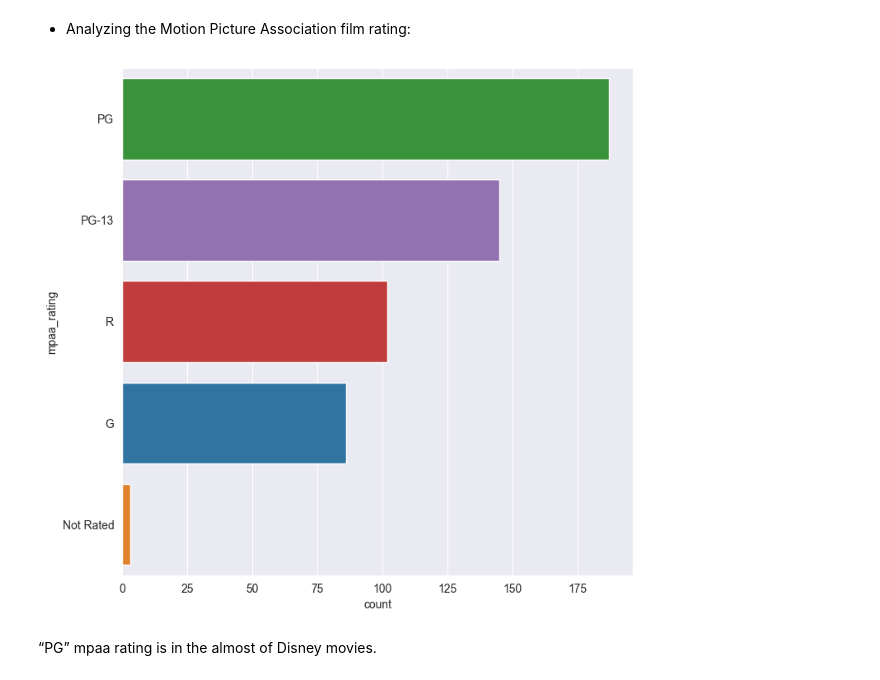
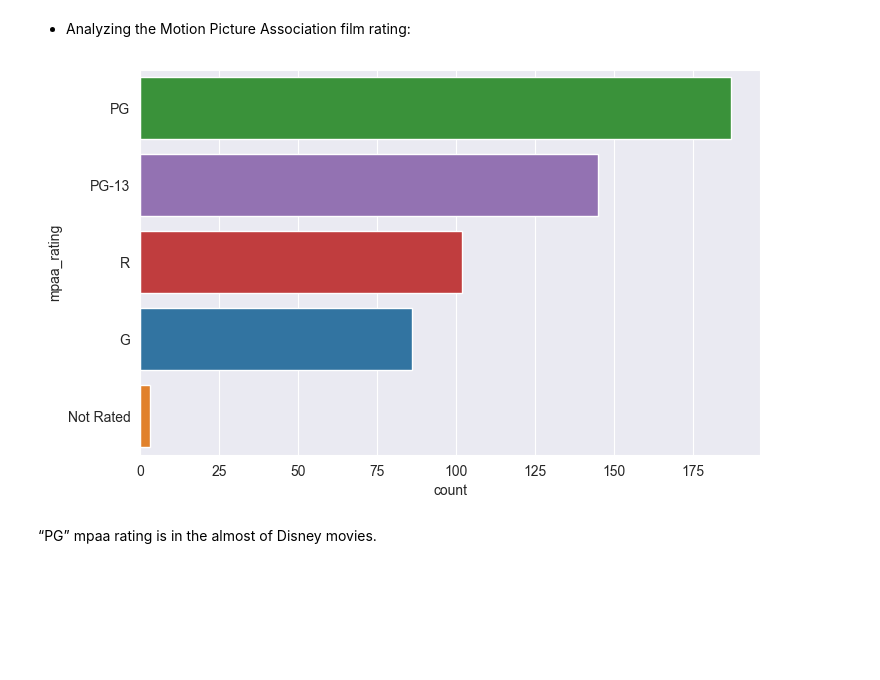
Before and after one commit to micagiaroli/Projetcs, a Jupyter notebook: Disney Movies/Disney Movies.ipynb, the cells around one changed output. Drawn from its saved outputs; the diff is of its cells as text; code cells hidden in the pictures; blank space fills up the shorter version.

```diff
--- a/Disney Movies/Disney Movies.ipynb
+++ b/Disney Movies/Disney Movies.ipynb
@@ -27,7 +27,7 @@ rcParams['figure.figsize'] = 12, 8  # Ejemplo de ajuste de propiedades con pylab
 # %%
 # Uploading the dataframe
 
-df = pd.read_csv("C:/Users/mica_/OneDrive/Escritorio/Cursos/Anàlisi de dades BA/Prácticas/Proyectos/Disney Movies/disney_movies.csv", sep=",")
+df = pd.read_csv("C:/Users/mica_/OneDrive/Escritorio/Cursos/Anàlisi de dades BA/Prácticas/Proyectos/EDA - Disney Movies/disney_movies.csv", sep=",")
 df.head()
 # %% [output]
 |  | movie_title | release_date | genre | mpaa_rating | total_gross | inflation_adjusted_gross |
@@ -180,11 +180,11 @@ As we can see, the genre with most films is Comedy.
 # %% [markdown]
 - Analyzing the Motion Picture Association film rating:
 # %%
-plt.figure(figsize=(8,8))
+plt.figure(figsize=(8,5))
 sns.countplot(y='mpaa_rating', data=df, order=df['mpaa_rating'].value_counts().index, hue='mpaa_rating', legend=False)
 plt.show()
 # %% [output]
-[figure, old version]
+[figure, new version]
 # %% [markdown]
 “PG” mpaa rating is in the almost of Disney movies.
 # %% [markdown]
```
Also changed, not shown: parts of 56 cells of this notebook.
